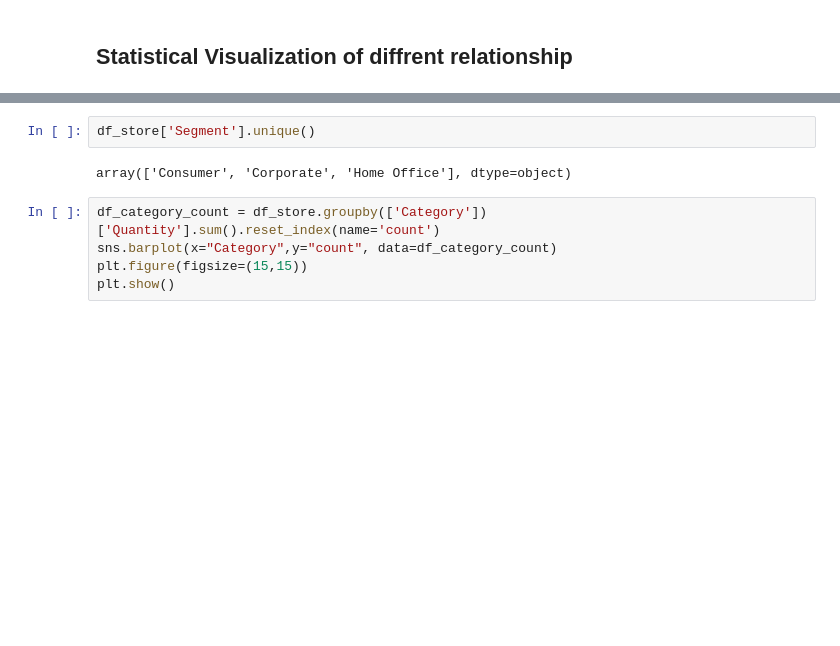
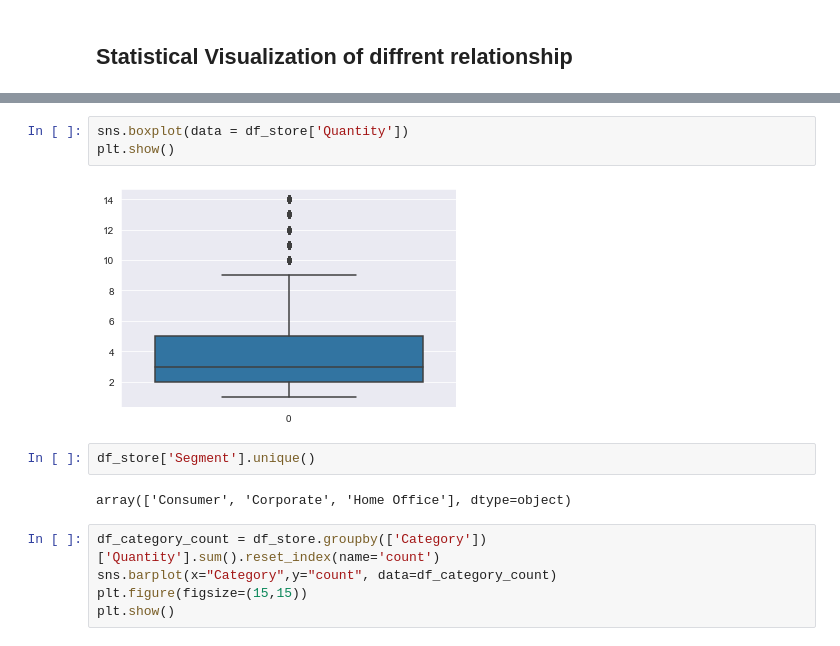
Before and after one commit to ShamikOfficial/Super-Store-Analysis, a Jupyter notebook: Super Store Analysis.ipynb, the cells around one changed output, grey strips where cells are left out. Drawn from its saved outputs; the diff is of its cells as text; blank space fills up the shorter version.

```diff
--- a/Super Store Analysis.ipynb
+++ b/Super Store Analysis.ipynb
@@ -66,3 +70,8 @@ plt.show()
+# %%
+sns.boxplot(data = df_store['Quantity'])
+plt.show()
+# %% [output]
+[figure, added]
 # %%
 df_store['Segment'].unique()
 # %% [output]
```
Also changed, not shown: parts of 9 cells of this notebook.
